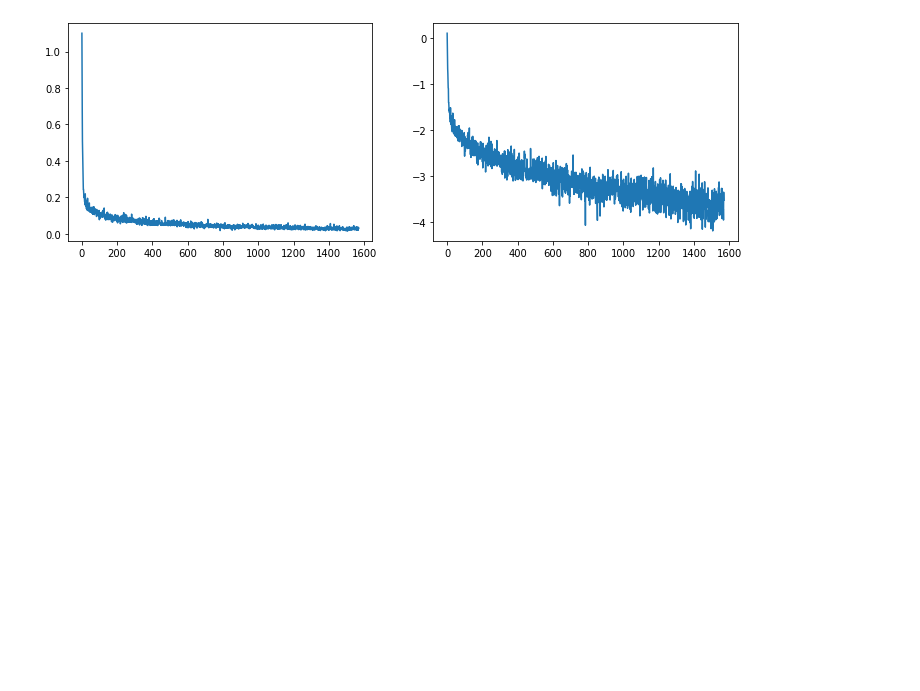
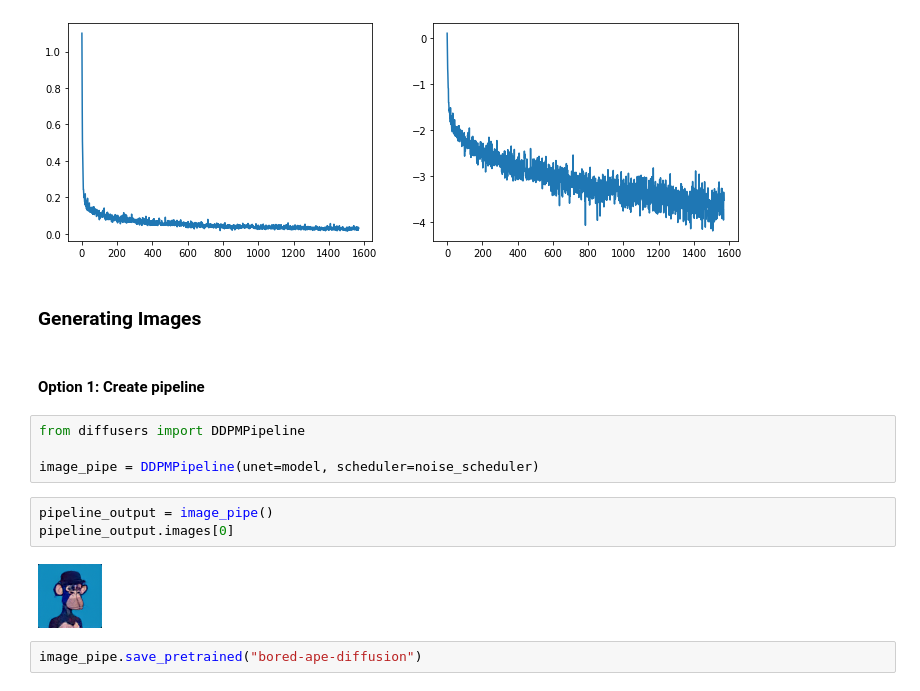
Before and after one commit to daspartho/bored-ape-diffusion, a Jupyter notebook: main.ipynb, the cells around one changed output. Cells and saved outputs as stored; diff of their text form; blank space fills up the shorter version.

Commit message:
generating bored apes

```diff
--- a/main.ipynb
+++ b/main.ipynb
@@ -173,3 +173,18 @@ axs[1].plot(np.log(losses))
 plt.show()
 # %% [output]
 [figure]
+# %% [markdown]
+### Generating Images
+# %% [markdown]
+#### Option 1: Create pipeline
+# %%
+from diffusers import DDPMPipeline
+
+image_pipe = DDPMPipeline(unet=model, scheduler=noise_scheduler)
+# %%
+pipeline_output = image_pipe()
+pipeline_output.images[0]
+# %% [output]
+[figure, added]
+# %%
+image_pipe.save_pretrained("bored-ape-diffusion")
```
Also changed, not shown: parts of 4 cells of this notebook.
